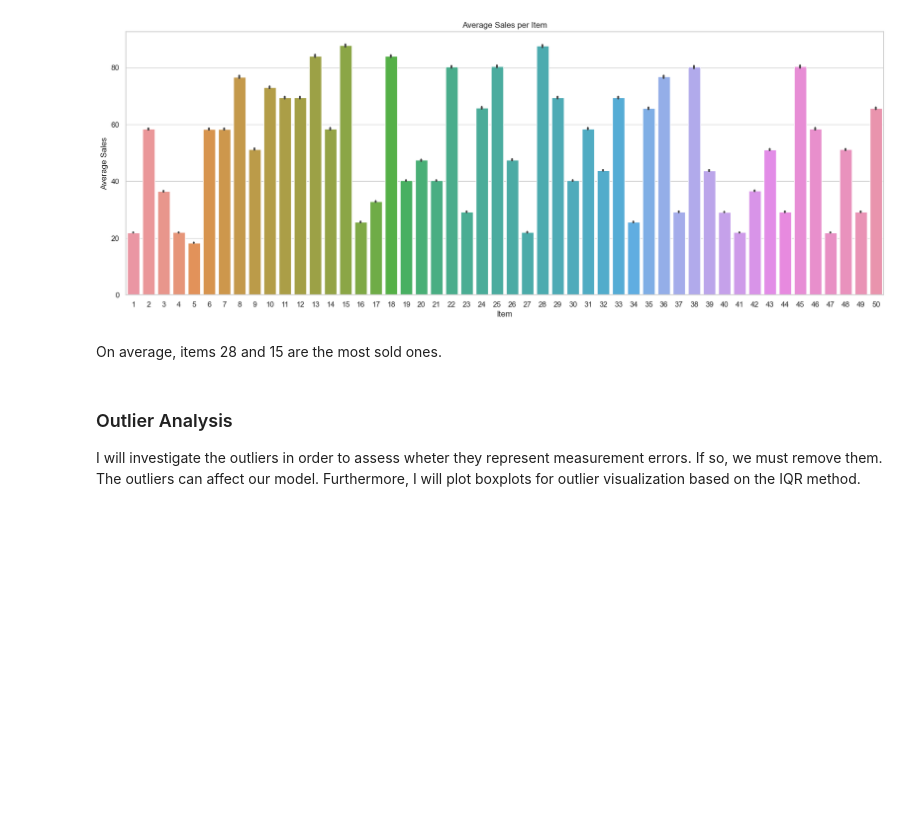
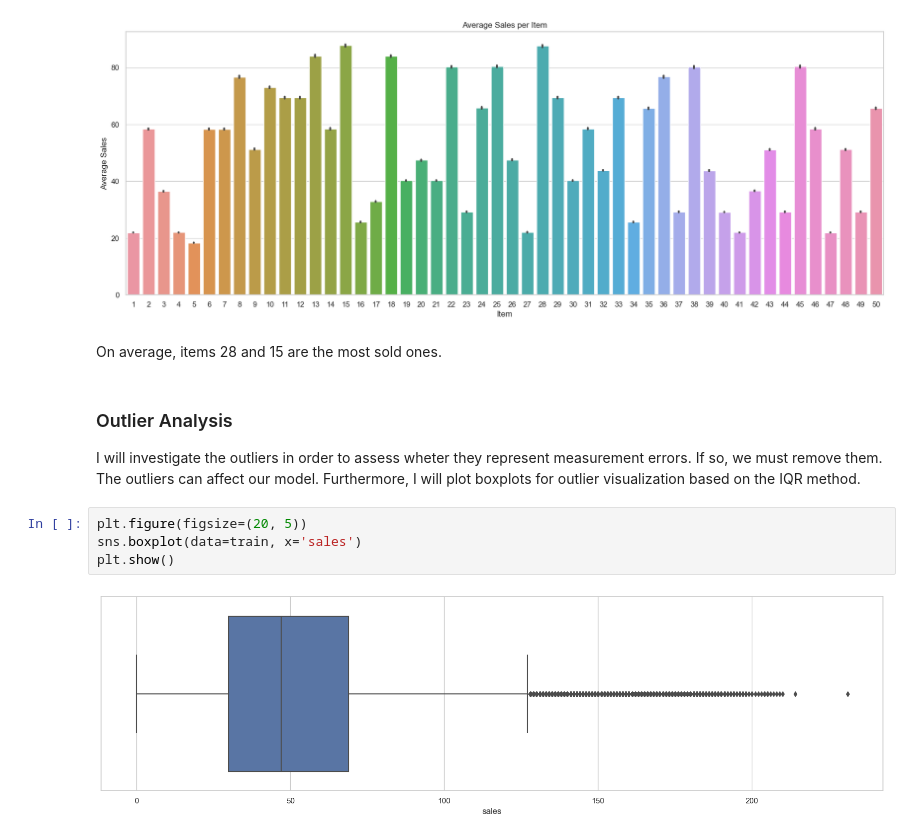
Before and after one commit to allmeidaapedro/Store-Item-Demand-Forecasting, a Jupyter notebook: notebooks/eda.ipynb, the cells around one changed output. Saved outputs shown, nothing was run; the diff lists cells and outputs as text; blank space fills up the shorter version.

```diff
--- a/notebooks/eda.ipynb
+++ b/notebooks/eda.ipynb
@@ -419,3 +443,9 @@ On average, items 28 and 15 are the most sold ones.
 # %% [markdown]
 ### Outlier Analysis
 I will investigate the outliers in order to assess wheter they represent measurement errors. If so, we must remove them. The outliers can affect our model. Furthermore, I will plot boxplots for outlier visualization based on the IQR method.
+# %%
+plt.figure(figsize=(20, 5))
+sns.boxplot(data=train, x='sales')
+plt.show()
+# %% [output]
+[figure, added]
```
Also changed, not shown: parts of 16 cells of this notebook, 1 other file.
